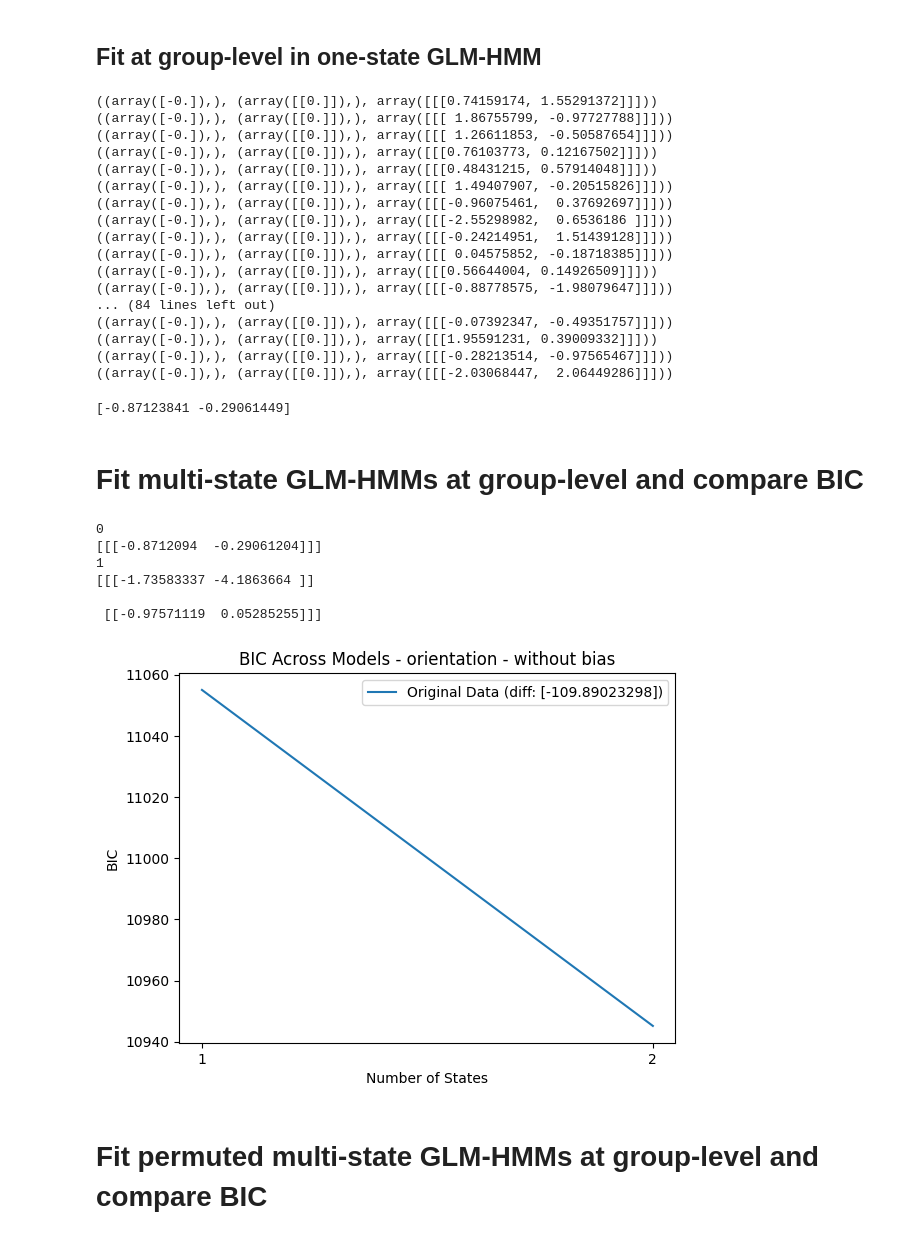
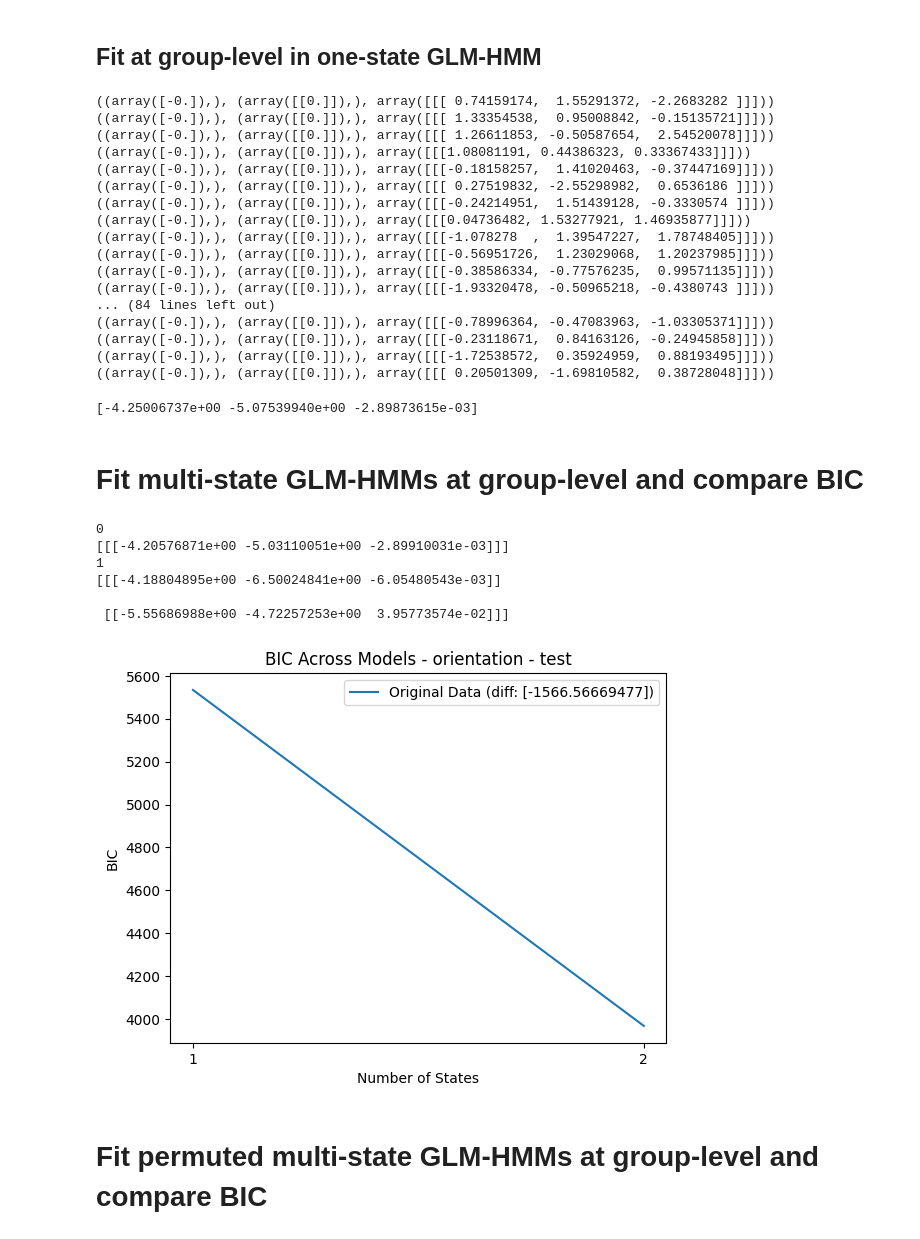
Before and after one commit to cocoltre/Visual-Perception, a Jupyter notebook: GLM_HMM_predictive_templates.ipynb, the cells around one changed output. Cells and saved outputs as stored; diff of their text form; code cells hidden in the pictures.

```diff
--- a/GLM_HMM_predictive_templates.ipynb
+++ b/GLM_HMM_predictive_templates.ipynb
@@ -259,8 +352,10 @@ n_iter = 100
 transition_alpha = 1
 prior_sigma = 10
 
-iter_array = np.full([n_iter, 2], np.nan)
-#iter_array = np.full([n_iter, 3], np.nan) #change_for_adding_bias
+if bias == True:
+    iter_array = np.full([n_iter, 3], np.nan)
+else:
+    iter_array = np.full([n_iter, 2], np.nan)
 for idx in range(n_iter):
 
     one_state_glmhmm = HMM(num_states, obs_dim, input_dim,
@@ -270,24 +365,26 @@ for idx in range(n_iter):
                     transition_kwargs=dict(alpha=transition_alpha, kappa=0))
     print(one_state_glmhmm.params)
     one_state_glmhmm.fit(choices, inputs=inpts, method="em", num_iters=N_iters, initialize = True, tolerance=10**-4, verbose = False)
-    iter_array[idx,] = one_state_glmhmm.observations.params.reshape((1,2))
-    #iter_array[idx,] = one_state_glmhmm.observations.params.reshape((1,3)) #change_for_adding_bias
+    if bias == True:
+        iter_array[idx,] = one_state_glmhmm.observations.params.reshape((1,3))
+    else:
+        iter_array[idx,] = one_state_glmhmm.observations.params.reshape((1,2))
 # %% [output]
-((array([-0.]),), (array([[0.]]),), array([[[0.74159174, 1.55291372]]]))
-((array([-0.]),), (array([[0.]]),), array([[[ 1.86755799, -0.97727788]]]))
-((array([-0.]),), (array([[0.]]),), array([[[ 1.26611853, -0.50587654]]]))
-((array([-0.]),), (array([[0.]]),), array([[[0.76103773, 0.12167502]]]))
-((array([-0.]),), (array([[0.]]),), array([[[0.48431215, 0.57914048]]]))
-((array([-0.]),), (array([[0.]]),), array([[[ 1.49407907, -0.20515826]]]))
-((array([-0.]),), (array([[0.]]),), array([[[-0.96075461,  0.37692697]]]))
-((array([-0.]),), (array([[0.]]),), array([[[-2.55298982,  0.6536186 ]]]))
-((array([-0.]),), (array([[0.]]),), array([[[-0.24214951,  1.51439128]]]))
-((array([-0.]),), (array([[0.]]),), array([[[ 0.04575852, -0.18718385]]]))
-((array([-0.]),), (array([[0.]]),), array([[[0.56644004, 0.14926509]]]))
-((array([-0.]),), (array([[0.]]),), array([[[-0.88778575, -1.98079647]]]))
+((array([-0.]),), (array([[0.]]),), array([[[ 0.74159174,  1.55291372, -2.2683282 ]]]))
+((array([-0.]),), (array([[0.]]),), array([[[ 1.33354538,  0.95008842, -0.15135721]]]))
+((array([-0.]),), (array([[0.]]),), array([[[ 1.26611853, -0.50587654,  2.54520078]]]))
+((array([-0.]),), (array([[0.]]),), array([[[1.08081191, 0.44386323, 0.33367433]]]))
+((array([-0.]),), (array([[0.]]),), array([[[-0.18158257,  1.41020463, -0.37447169]]]))
+((array([-0.]),), (array([[0.]]),), array([[[ 0.27519832, -2.55298982,  0.6536186 ]]]))
+((array([-0.]),), (array([[0.]]),), array([[[-0.24214951,  1.51439128, -0.3330574 ]]]))
+((array([-0.]),), (array([[0.]]),), array([[[0.04736482, 1.53277921, 1.46935877]]]))
+((array([-0.]),), (array([[0.]]),), array([[[-1.078278  ,  1.39547227,  1.78748405]]]))
+((array([-0.]),), (array([[0.]]),), array([[[-0.56951726,  1.23029068,  1.20237985]]]))
+((array([-0.]),), (array([[0.]]),), array([[[-0.38586334, -0.77576235,  0.99571135]]]))
+((array([-0.]),), (array([[0.]]),), array([[[-1.93320478, -0.50965218, -0.4380743 ]]]))
 ... (84 lines left out)
-((array([-0.]),), (array([[0.]]),), array([[[-0.07392347, -0.49351757]]]))
-((array([-0.]),), (array([[0.]]),), array([[[1.95591231, 0.39009332]]]))
-((array([-0.]),), (array([[0.]]),), array([[[-0.28213514, -0.97565467]]]))
-((array([-0.]),), (array([[0.]]),), array([[[-2.03068447,  2.06449286]]]))
+((array([-0.]),), (array([[0.]]),), array([[[-0.78996364, -0.47083963, -1.03305371]]]))
+((array([-0.]),), (array([[0.]]),), array([[[-0.23118671,  0.84163126, -0.24945858]]]))
+((array([-0.]),), (array([[0.]]),), array([[[-1.72538572,  0.35924959,  0.88193495]]]))
+((array([-0.]),), (array([[0.]]),), array([[[ 0.20501309, -1.69810582,  0.38728048]]]))
 # %%
@@ -298,9 +397,9 @@ if save_data:
 # %%
-df_iter_array = pd.read_csv(root_dir + '/HMM/withoutbias/one_level_HMM_params.csv')
+df_iter_array = pd.read_csv(root_dir + f'/HMM/{test_type}/one_level_HMM_params.csv')
 params_for_initalization = df_iter_array.mean().values
 print(params_for_initalization)
 # %% [output]
-[-0.87123841 -0.29061449]
+[-4.25006737e+00 -5.07539940e+00 -2.89873615e-03]
 # %% [markdown]
 # Fit multi-state GLM-HMMs at group-level and compare BIC
 # %%
@@ -332,7 +431,7 @@ for state_idx in range(max_num_states):
     new_BIC = np.log(np.size(flattened_choices))*n_total_params - 2*compare_glmhmm.log_likelihood(choices, inputs=inpts)
 
     if save_data:
-        pd.DataFrame(np.append(new_BIC, np.concatenate(compare_glmhmm.observations.params))).to_csv(root_dir + '/HMM/withoutbias/Full_model_outcome_states_' + str(state_idx + 1) + '.csv', index = False)
+        pd.DataFrame(np.append(new_BIC, np.concatenate(compare_glmhmm.observations.params))).to_csv(root_dir + f'/HMM/{test_type}/Full_model_outcome_states_' + str(state_idx + 1) + '.csv', index = False)
 
     BIC = np.append(BIC, new_BIC)
     print(compare_glmhmm.observations.params)
@@ -341,28 +440,28 @@ df_BIC = pd.DataFrame({'BIC': BIC, 'num_states': np.arange(max_num_states) + 1})
 
 
 if save_data:
-    df_BIC.to_csv(root_dir + '/HMM/withoutbias/BIC_across_models.csv', index = False)
+    df_BIC.to_csv(root_dir + f'/HMM/{test_type}/BIC_across_models.csv', index = False)
 # %% [output]
 0
-[[[-0.8712094  -0.29061204]]]
+[[[-4.20576871e+00 -5.03110051e+00 -2.89910031e-03]]]
 1
-[[[-1.73583337 -4.1863664 ]]
+[[[-4.18804895e+00 -6.50024841e+00 -6.05480543e-03]]
 
- [[-0.97571119  0.05285255]]]
+ [[-5.55686988e+00 -4.72257253e+00  3.95773574e-02]]]
 # %%
-df_BIC = pd.read_csv(root_dir + '/HMM/withoutbias/BIC_across_models.csv')
+df_BIC = pd.read_csv(root_dir + f'/HMM/{test_type}/BIC_across_models.csv')
 bic_diff = np.diff(df_BIC.BIC)
 
 plt.plot(df_BIC['num_states'], df_BIC['BIC'], label=f'Original Data (diff: {bic_diff})')
-plt.title('BIC Across Models - orientation - without bias') #change_for_adding_bias
+plt.title(f'BIC Across Models - orientation{test_type_title}')
 plt.xlabel('Number of States')
 plt.ylabel('BIC')
 plt.legend()
 plt.xticks([1, 2])
-plt.savefig(root_dir + '/plots/withoutbias/BIC_across_models_orientation.png', bbox_inches='tight')
+plt.savefig(root_dir + f'/plots/{test_type}/BIC_across_models_orientation.png', bbox_inches='tight')
 plt.show()
 # %% [output]
-[figure, old version]
+[figure, new version]
 # %% [markdown]
 # Fit permuted multi-state GLM-HMMs at group-level and compare BIC
 # %%
```
Also changed, not shown: parts of 30 cells of this notebook, 19 other files.
